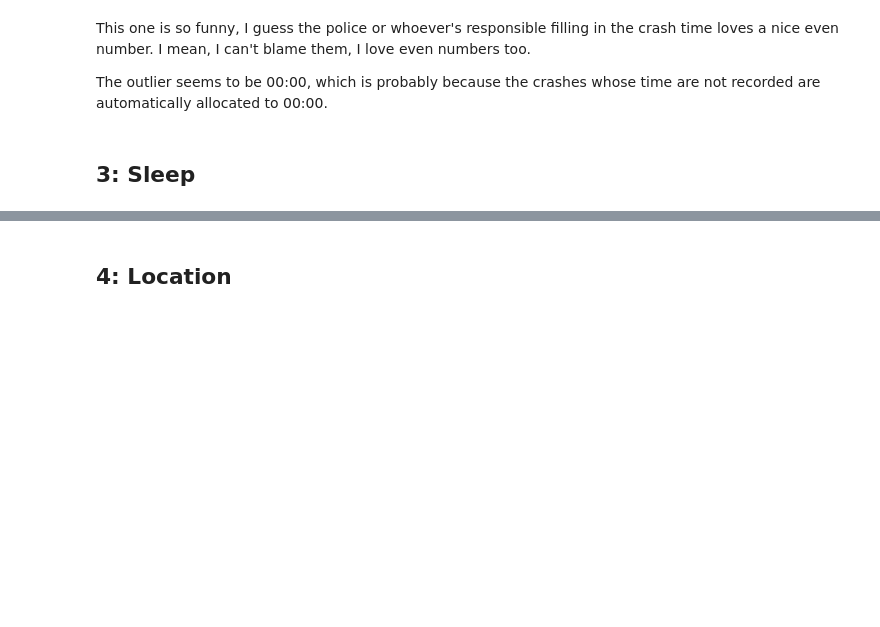
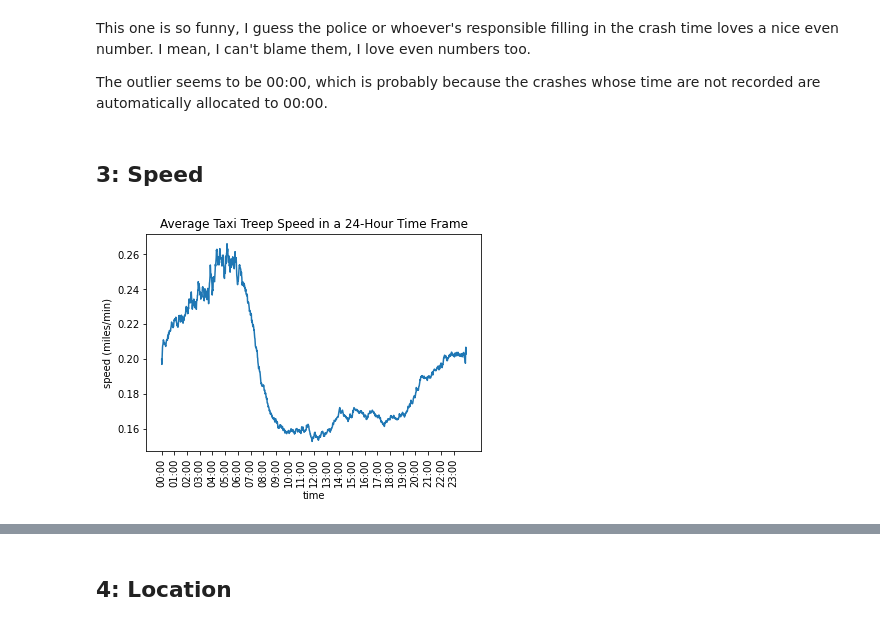
Before and after one commit to MAST30034-Applied-Data-Science/mast30034-project-1-aeross, a Jupyter notebook: notebooks/preprocess2.ipynb, the cells around one changed output, grey strips where cells are left out. Drawn from its saved outputs; the diff is of its cells as text; code cells hidden in the pictures; blank space fills up the shorter version.

```diff
--- a/notebooks/preprocess2.ipynb
+++ b/notebooks/preprocess2.ipynb
@@ -219,4 +213,24 @@ This one is so funny, I guess the police or whoever's responsible filling in the
 
 The outlier seems to be 00:00, which is probably because the crashes whose time are not recorded are automatically allocated to 00:00.
 # %% [markdown]
-## 3: Sleep
+## 3: Speed
+# %%
+sdf = pd.read_csv("../data/curated/speed.csv")  # speed data frame
+sdf = sdf.rename(columns={"Unnamed: 0": "minute"})
+
+import matplotlib.pyplot as plt
+# before plotting, convert minute to HH:MM for readability
+minute1 = sdf["minute"].tolist()
+hour = [i // 60 for i in minute1]
+minute2 = [i % 60 for i in minute1]
+minute3 = ["%02d:%02d" % (hour[i], minute2[i]) for i in minute1]
+
+# now plot
+plt.plot(minute3, sdf["avg_speed"])
+ticks = plt.xticks(minute3[::60], rotation=90)
+plt.xlabel("time")
+plt.ylabel("speed (miles/min)")
+plt.title("Average Taxi Treep Speed in a 24-Hour Time Frame")
+plt.savefig("../plots/speed.png")
+# %% [output]
+[figure, added]
```
Also changed, not shown: parts of 14 cells of this notebook, 1 other file.
